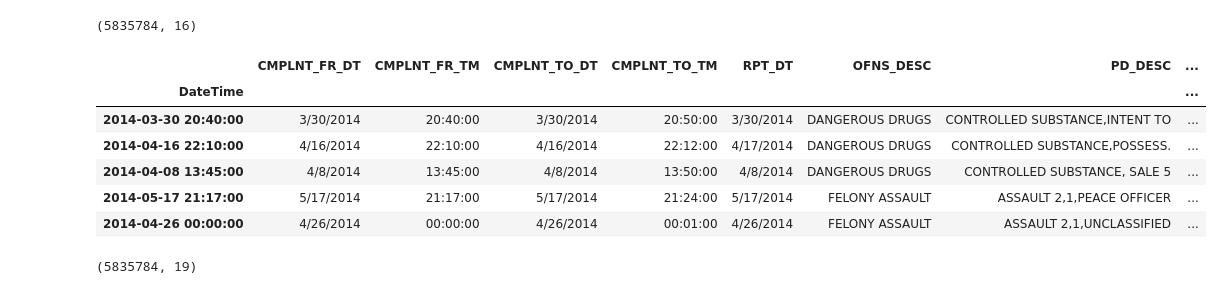
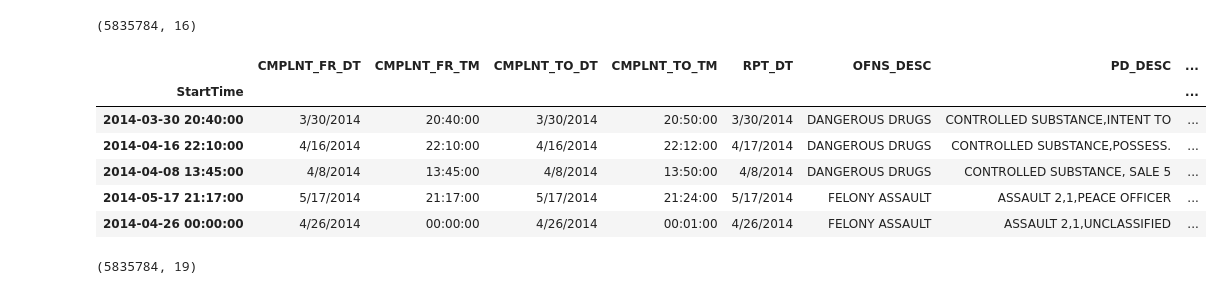
Before and after one commit to wilfy9249/Capstone-Fall-18, a Jupyter notebook: Python Notebook/NYC_Crimes_DataVisualization.ipynb, the cells around one changed output. Saved outputs shown, nothing was run; the diff lists cells and outputs as text; code cells hidden in the pictures.

```diff
--- a/Python Notebook/NYC_Crimes_DataVisualization.ipynb
+++ b/Python Notebook/NYC_Crimes_DataVisualization.ipynb
@@ -18,34 +19,34 @@ crimes_original.shape
 # %%
 """Create a datetime index of times that crimes were reported to have been committed"""
 
 dfCopy = crimes_original.copy()
 def eliminate_dates(x):
     if x[2] > '2050':
         x = None
     elif x[2] < '2010':
         x = None
     else:
         aa= '/'.join(x)
         return (aa)
 
 #get dummy columns for crime categories
 dfCopy = dfCopy.join(dfCopy['LAW_CAT_CD'].str.get_dummies())
 
 #Create index with DateTime
 dfCopy['CMPLNT_FR_DT'] = dfCopy['CMPLNT_FR_DT'].str.split("/")
 dfCopy['CMPLNT_FR_DT'] = dfCopy['CMPLNT_FR_DT'].apply(lambda x: eliminate_dates(x))
 
 #Combing date and time columns
-dfCopy['DateTime'] = dfCopy['CMPLNT_FR_DT'] +' '+dfCopy['CMPLNT_FR_TM']
-dfCopy['DateTime'] = pd.to_datetime(dfCopy['DateTime'])
+dfCopy['StartTime'] = dfCopy['CMPLNT_FR_DT'] +' '+dfCopy['CMPLNT_FR_TM']
+dfCopy['StartTime'] = pd.to_datetime(dfCopy['StartTime'])
 
 #set full date as index
-dfCopy.set_index('DateTime', inplace=True)
+dfCopy.set_index('StartTime', inplace=True)
 
 dfCopy.head()
 # %% [output]
 |  | CMPLNT_FR_DT | CMPLNT_FR_TM | CMPLNT_TO_DT | CMPLNT_TO_TM | RPT_DT | OFNS_DESC | PD_DESC | ... |
-| DateTime |  |  |  |  |  |  |  | ... |
+| StartTime |  |  |  |  |  |  |  | ... |
 | 2014-03-30 20:40:00 | 3/30/2014 | 20:40:00 | 3/30/2014 | 20:50:00 | 3/30/2014 | DANGEROUS DRUGS | CONTROLLED SUBSTANCE,INTENT TO | ... |
 | 2014-04-16 22:10:00 | 4/16/2014 | 22:10:00 | 4/16/2014 | 22:12:00 | 4/17/2014 | DANGEROUS DRUGS | CONTROLLED SUBSTANCE,POSSESS. | ... |
 | 2014-04-08 13:45:00 | 4/8/2014 | 13:45:00 | 4/8/2014 | 13:50:00 | 4/8/2014 | DANGEROUS DRUGS | CONTROLLED SUBSTANCE, SALE 5 | ... |
```
Also changed, not shown: parts of 11 cells of this notebook.
